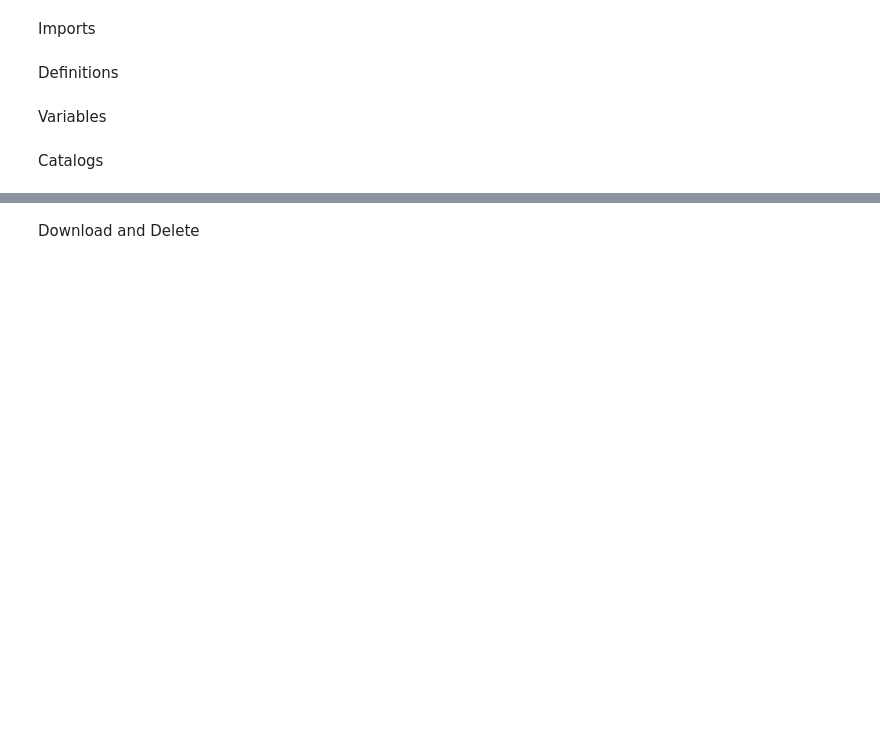
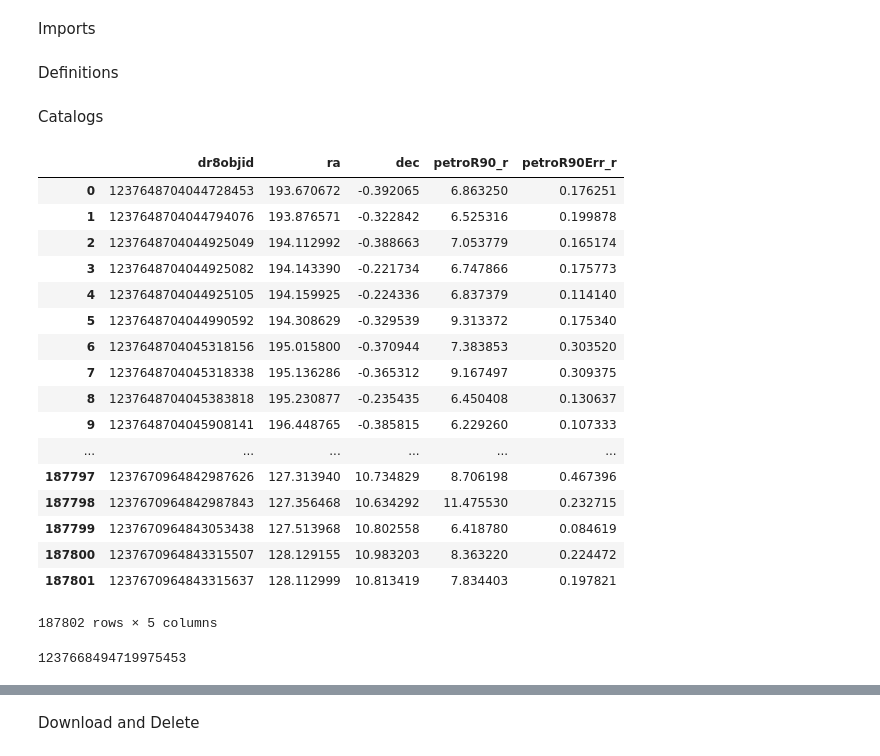
Before and after one commit to ShaunOwens/Scarlata, a Jupyter notebook: Final_Downloader.ipynb, the cells around one changed output, grey strips where cells are left out. Cells and saved outputs as stored; diff of their text form; code cells hidden in the pictures; blank space fills up the shorter version.

```diff
--- a/Final_Downloader.ipynb
+++ b/Final_Downloader.ipynb
@@ -226,3 +211 @@ def read_matches(lines):
     return table
-# %% [markdown]
-Variables
@@ -232,3 +212,36 @@ select = 'dr8objid'
 # %% [markdown]
 Catalogs
+# %%
+#SDSS Catalog
+query = "select zoo2MainSpecz.dr8objid, Galaxy.ra, Galaxy.dec, Galaxy.petroR90_r, Galaxy.petroR90Err_r  FROM zoo2MainSpecz JOIN Galaxy ON zoo2MainSpecz.dr8objid = Galaxy.ObjID"
+result = CasJobs.executeQuery(query, 'DR10', format='pandas')
+ra_SDSS = result.ra.values
+dec_SDSS = result.dec.values
+obj = result.dr8objid.values
+petroR90 = result.petroR90_r.values
+petroR90Err_r = result.petroR90Err_r.values
+display(result)
+# %% [output]
+|  | dr8objid | ra | dec | petroR90_r | petroR90Err_r |
+| 0 | 1237648704044728453 | 193.670672 | -0.392065 | 6.863250 | 0.176251 |
+| 1 | 1237648704044794076 | 193.876571 | -0.322842 | 6.525316 | 0.199878 |
+| 2 | 1237648704044925049 | 194.112992 | -0.388663 | 7.053779 | 0.165174 |
+| 3 | 1237648704044925082 | 194.143390 | -0.221734 | 6.747866 | 0.175773 |
+| 4 | 1237648704044925105 | 194.159925 | -0.224336 | 6.837379 | 0.114140 |
+| 5 | 1237648704044990592 | 194.308629 | -0.329539 | 9.313372 | 0.175340 |
+| 6 | 1237648704045318156 | 195.015800 | -0.370944 | 7.383853 | 0.303520 |
+| 7 | 1237648704045318338 | 195.136286 | -0.365312 | 9.167497 | 0.309375 |
+| 8 | 1237648704045383818 | 195.230877 | -0.235435 | 6.450408 | 0.130637 |
+| 9 | 1237648704045908141 | 196.448765 | -0.385815 | 6.229260 | 0.107333 |
+| ... | ... | ... | ... | ... | ... |
+| 187797 | 1237670964842987626 | 127.313940 | 10.734829 | 8.706198 | 0.467396 |
+| 187798 | 1237670964842987843 | 127.356468 | 10.634292 | 11.475530 | 0.232715 |
+| 187799 | 1237670964843053438 | 127.513968 | 10.802558 | 6.418780 | 0.084619 |
+| 187800 | 1237670964843315507 | 128.129155 | 10.983203 | 8.363220 | 0.224472 |
+| 187801 | 1237670964843315637 | 128.112999 | 10.813419 | 7.834403 | 0.197821 |
+187802 rows × 5 columns
+# %%
+print(obj[187799])
+# %% [output]
+1237668494719975453
 # %%
```
Also changed, not shown: parts of 11 cells of this notebook.
